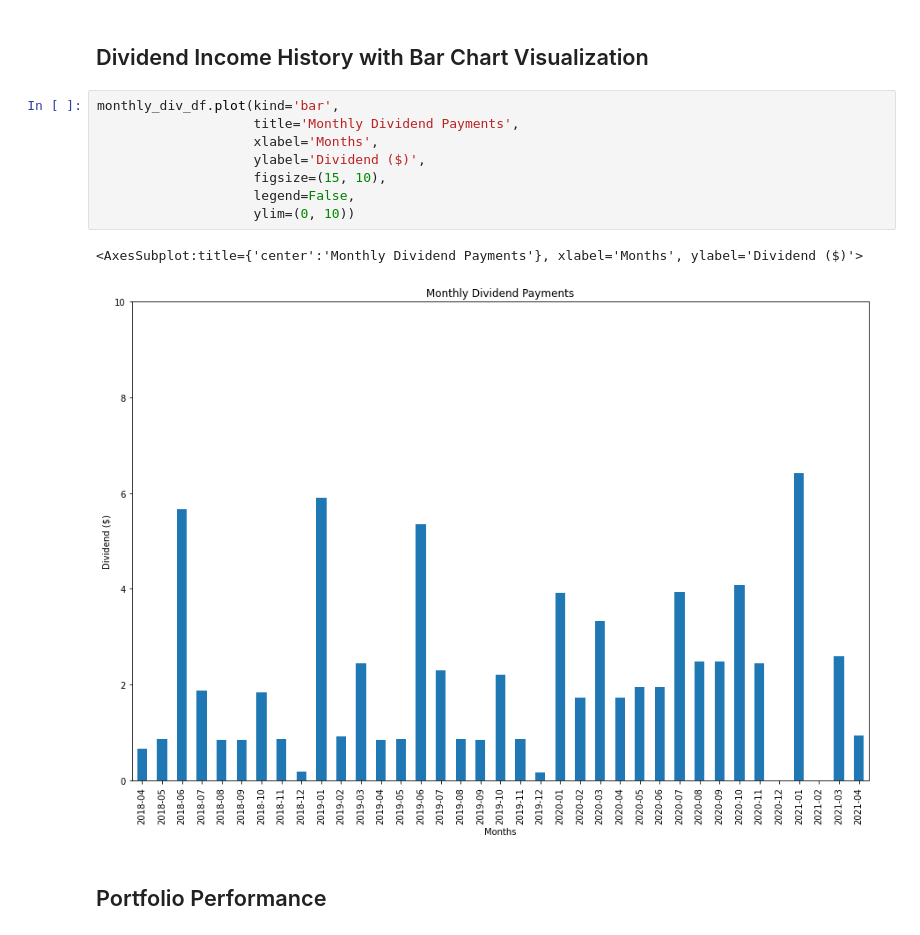
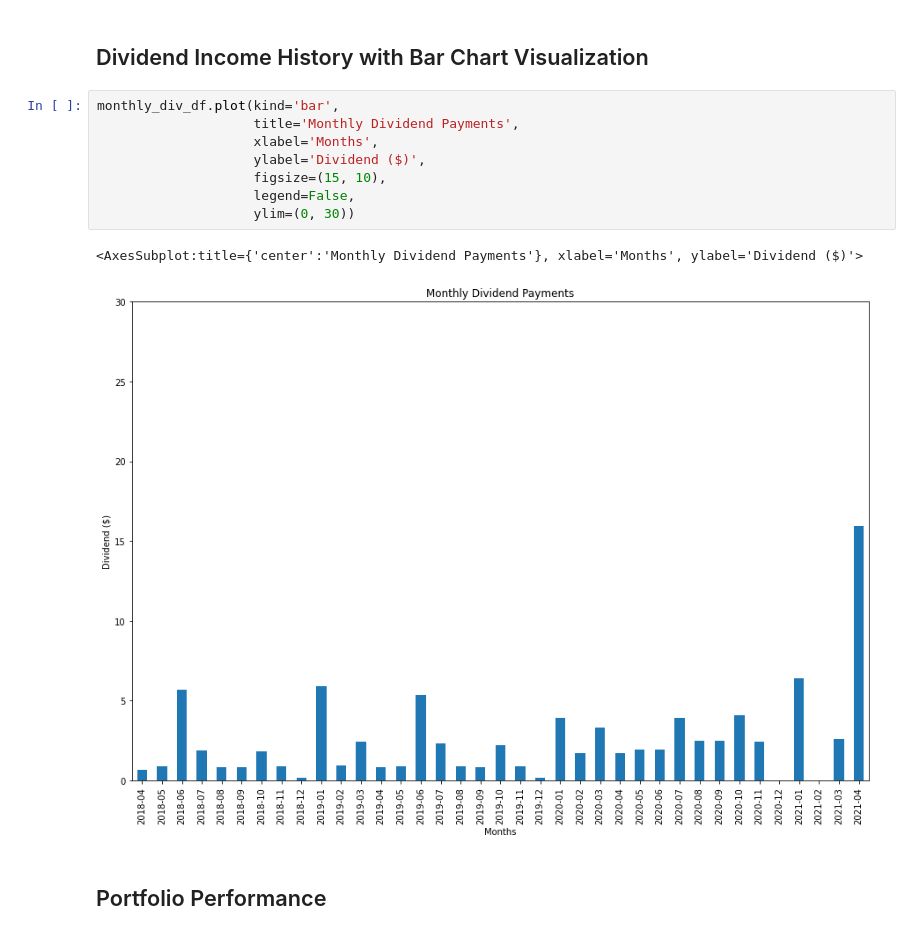
Before and after one commit to eshinhw/quant-portfolio-visualizer, a Jupyter notebook: Questrade Portfolio Manager.ipynb, the cells around one changed output. Cells and saved outputs as stored; diff of their text form.

```diff
--- a/Questrade Portfolio Manager.ipynb
+++ b/Questrade Portfolio Manager.ipynb
@@ -224,14 +223,14 @@ monthly_div_df
 # %%
 monthly_div_df.plot(kind='bar',
                     title='Monthly Dividend Payments',
                     xlabel='Months',
                     ylabel='Dividend ($)',
                     figsize=(15, 10),
                     legend=False,
-                    ylim=(0, 10))
+                    ylim=(0, 30))
 # %% [output]
 <AxesSubplot:title={'center':'Monthly Dividend Payments'}, xlabel='Months', ylabel='Dividend ($)'>
-[figure, old version]
+[figure, new version]
 # %% [markdown]
 ## Portfolio Performance
 # %%
```
Also changed, not shown: parts of 13 cells of this notebook.
